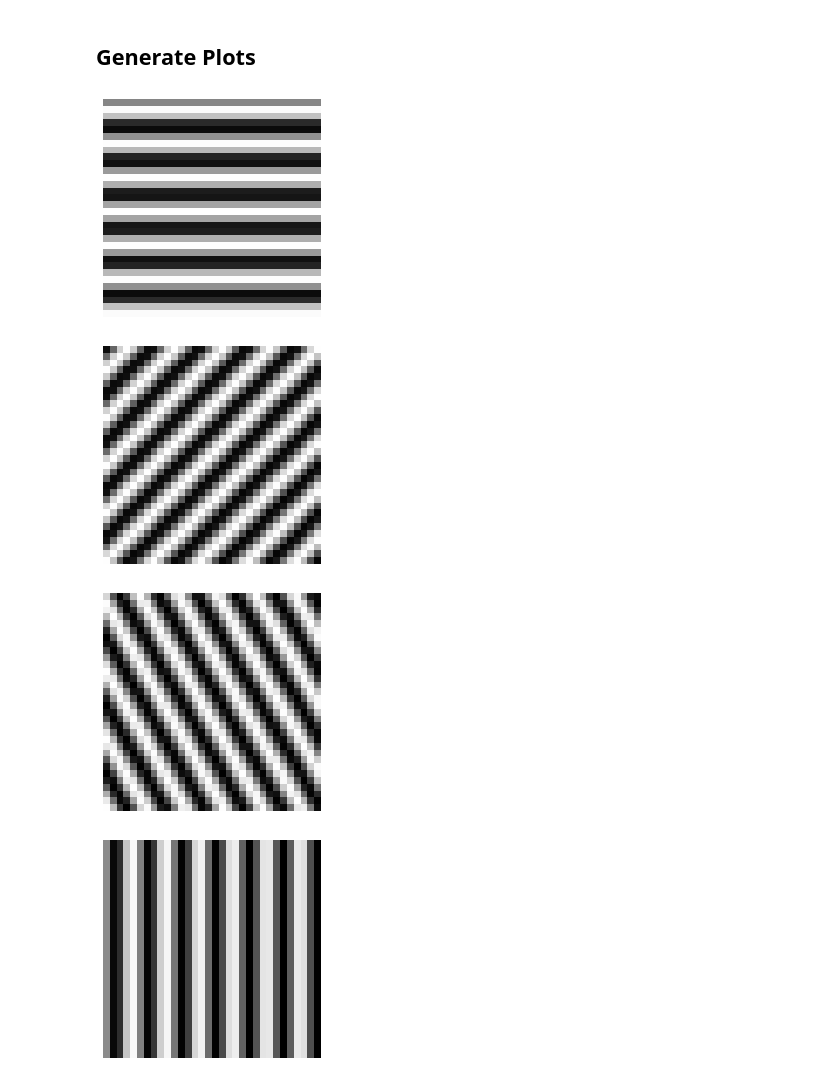
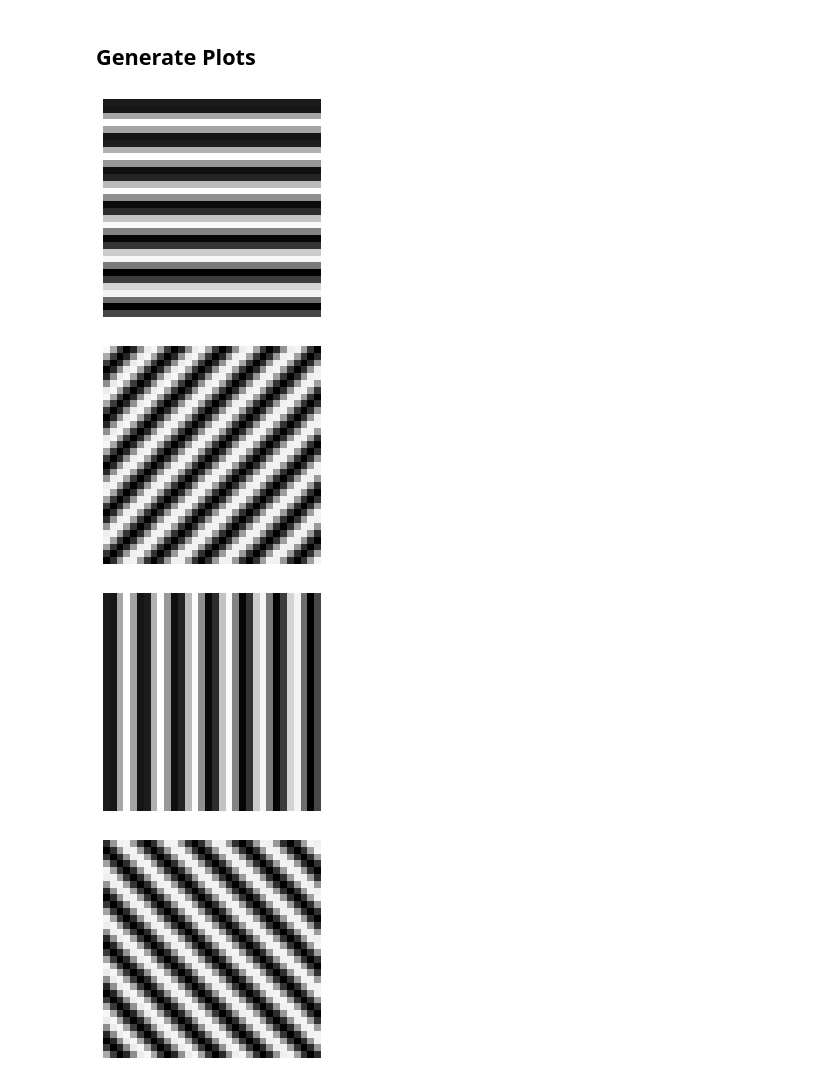
Before and after one commit to ecs-vlc/opponency, a Jupyter notebook: gratings.ipynb, the cells around one changed output. Cells and saved outputs as stored; diff of their text form; code cells hidden in the pictures.

```diff
--- a/gratings.ipynb
+++ b/gratings.ipynb
@@ -17,21 +17,21 @@ if not exists('opponency.zip'):
 ## Generate Plots
 # %%
 import numpy as np
+%matplotlib inline
 import matplotlib.pyplot as plt
 from statistics.gratings import *
 
 freq = 8/(2*np.pi)
-p = 0
-for theta in [0,np.pi/4,np.pi*2/3, np.pi/2]:
-            grating = (make_grating(freq, theta, p))
-            grating = torch.stack([grating, grating, grating], dim=2)
-            plt.figure()
-            plt.axis('off')
-            plt.imshow(grating)
-            plt.savefig('figures/' + str(p) + "grey.eps", bbox_inches='tight')
-            p = p + 1
+for degrees in [0, 45, 90, 135]:  # [0, np.pi/4, np.pi*2/3, np.pi/2]:
+    theta = degrees * np.pi / 180
+    grating = (make_grating(freq, theta, p))
+    grating = torch.stack([grating, grating, grating], dim=2)
+    plt.figure()
+    plt.axis('off')
+    plt.imshow(grating)
+    plt.savefig('figures/' + str(degrees) + "_grey.eps", bbox_inches='tight')
 # %% [output]
-[figure, old version]
+[figure, new version]
-[figure, old version]
+[figure, new version]
-[figure, old version]
+[figure, new version]
-[figure, old version]
+[figure, new version]
```
Also changed, not shown: 13 other files.
